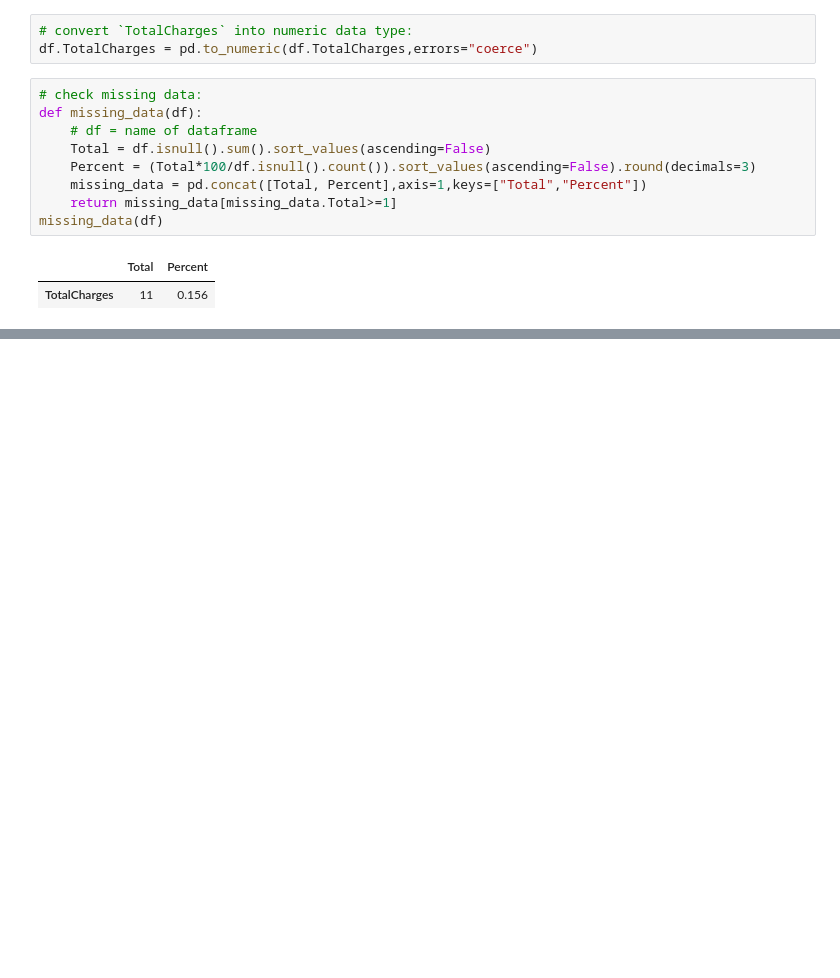
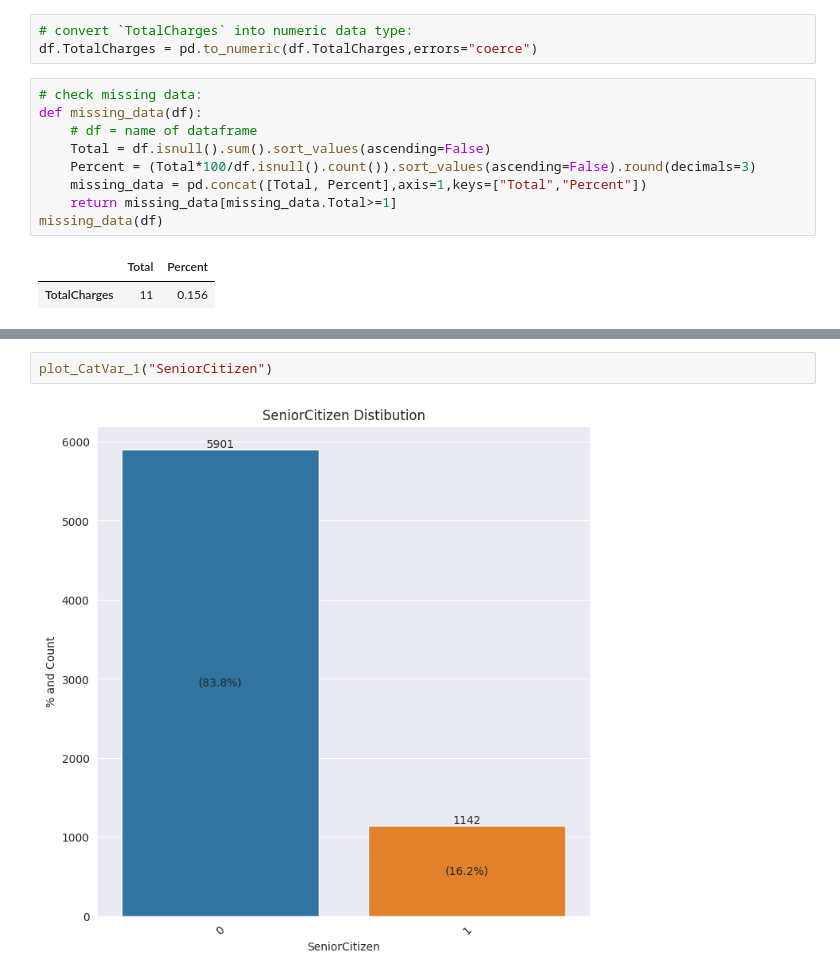
Before and after one commit to sunilmishraji01/Churn_Prediction, a Jupyter notebook: notebook/EDA.ipynb, the cells around one changed output, grey strips where cells are left out. Cells and saved outputs as stored; diff of their text form; blank space fills up the shorter version.

```diff
--- a/notebook/EDA.ipynb
+++ b/notebook/EDA.ipynb
@@ -124,0 +230,4 @@ missing_data(df)
+# %%
+plot_CatVar_1("SeniorCitizen")
+# %% [output]
+[figure, added]
```
Also changed, not shown: parts of 59 cells of this notebook.
